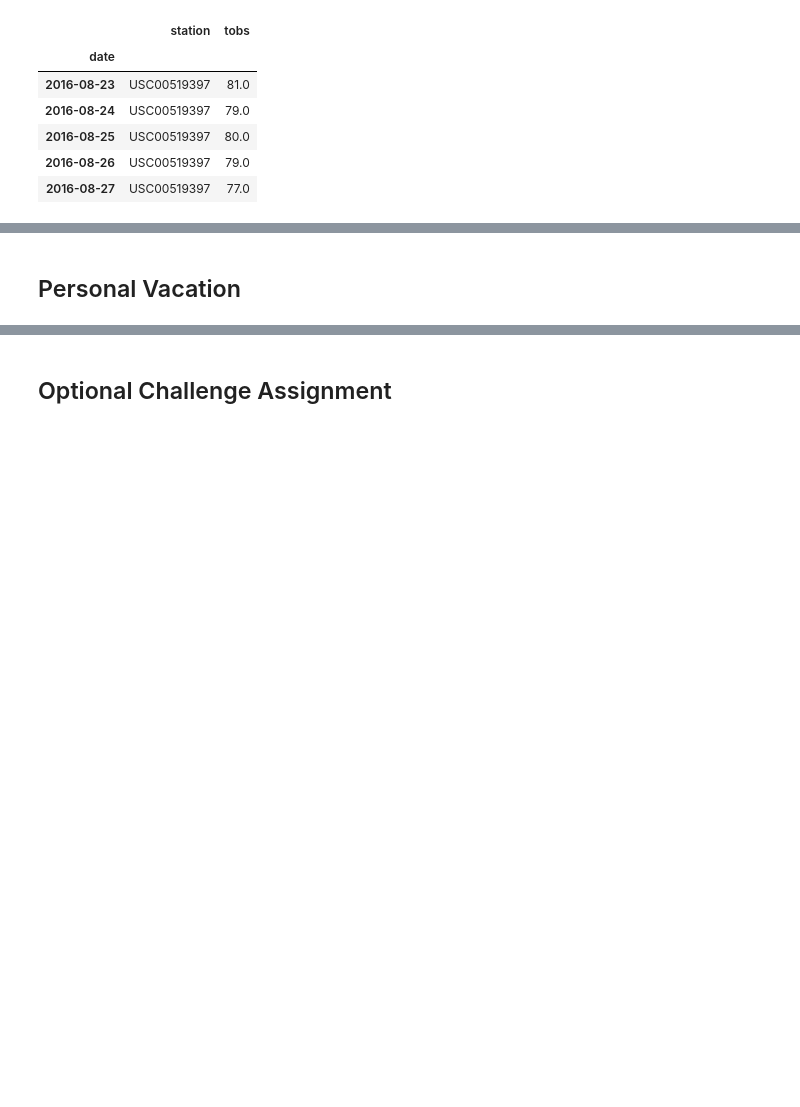
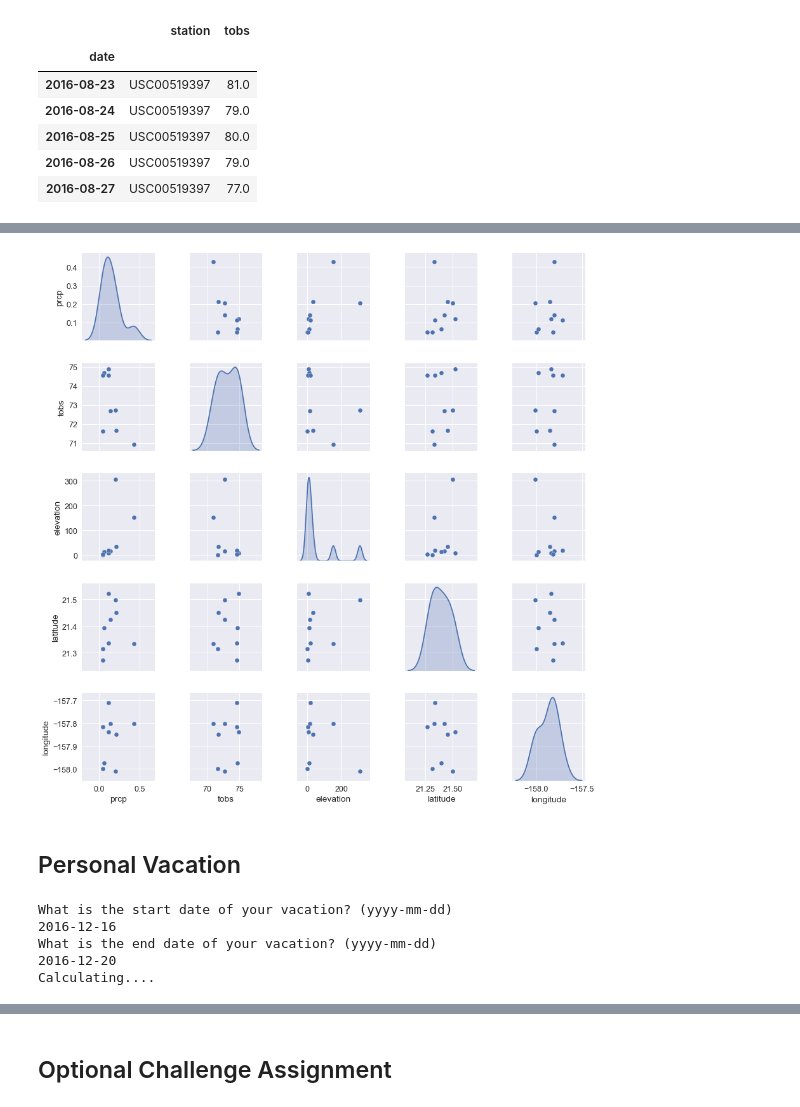
Before and after one commit to rochiecuevas/climate_analysis, a Jupyter notebook: climate_starter.ipynb, the cells around one changed output, grey strips where cells are left out. Cells and saved outputs as stored; diff of their text form; code cells hidden in the pictures; blank space fills up the shorter version.

Commit message:
finalised figures

```diff
--- a/climate_starter.ipynb
+++ b/climate_starter.ipynb
@@ -492,6 +540,9 @@ plt.savefig("Images/temp_monthly_avg.svg")
 # %%
 # Create a scatterplot matrix to show relationships among the environmental variables
 sns.set(font_scale = 1.25)
-g = sns.pairplot(grouped_df3, diag_kind = "kde", diag_kws = dict(shade = True))
+g = sns.pairplot(grouped_df1, diag_kind = "kde", diag_kws = dict(shade = True))
 plt.tight_layout()
 plt.savefig("Images/scatter_matrix_envi.svg")
+plt.savefig("Images/scatter_matrix_envi.png")
+# %% [output]
+[figure, added]
@@ -530,7 +554,7 @@ while True:
     print("What is the start date of your vacation? (yyyy-mm-dd)")
     vac_start = input()
 
-    if vac_start not in list(df3["date"]):
+    if vac_start not in list(df1["date"]):
         print("Please try again. Date is not in the list.\nFollow this format (yyyy-mm-dd): 2016-02-29\n")
     else:
         break
@@ -539,7 +563,7 @@ while True:
     print("What is the end date of your vacation? (yyyy-mm-dd)")
     vac_end = input()
 
-    if vac_end not in list(df3["date"]):
+    if vac_end not in list(df1["date"]):
         print("Please try again. Follow this format (yyyy-mm-dd): 2016-02-29")
     else:
         break
@@ -551,3 +575,9 @@ while vac_start > vac_end:
     vac_end = input()
 
 print("Calculating....")
+# %% [output]
+What is the start date of your vacation? (yyyy-mm-dd)
+2016-12-16
+What is the end date of your vacation? (yyyy-mm-dd)
+2016-12-20
+Calculating....
```
Also changed, not shown: parts of 22 cells of this notebook, 17 other files.
